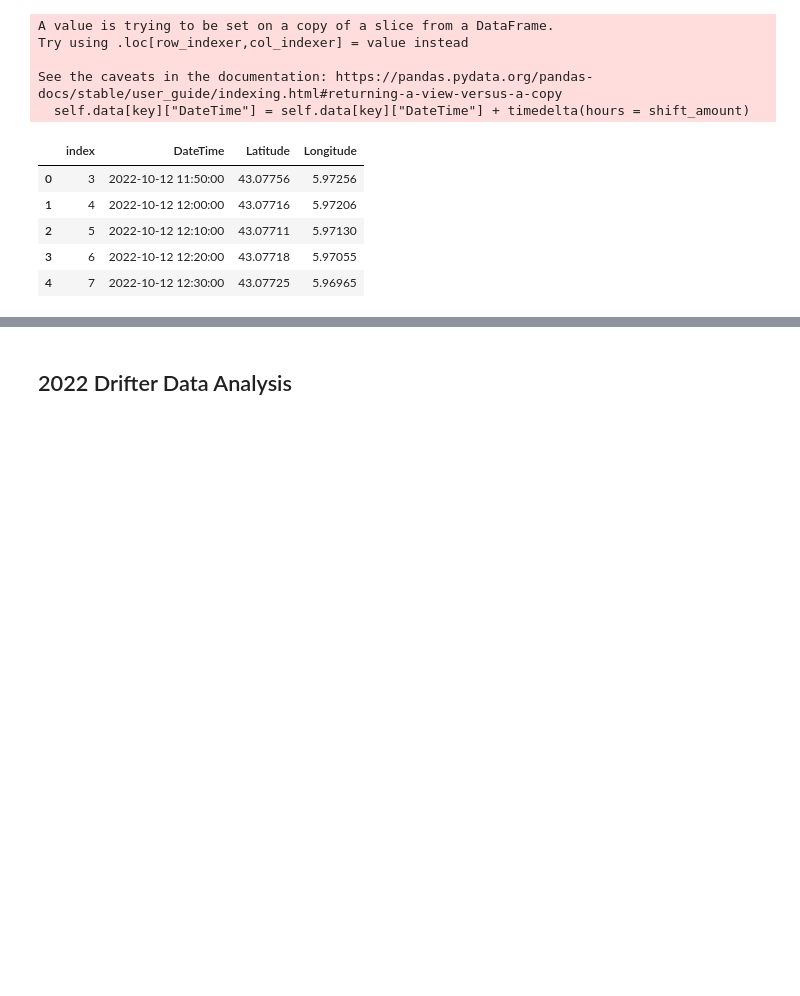
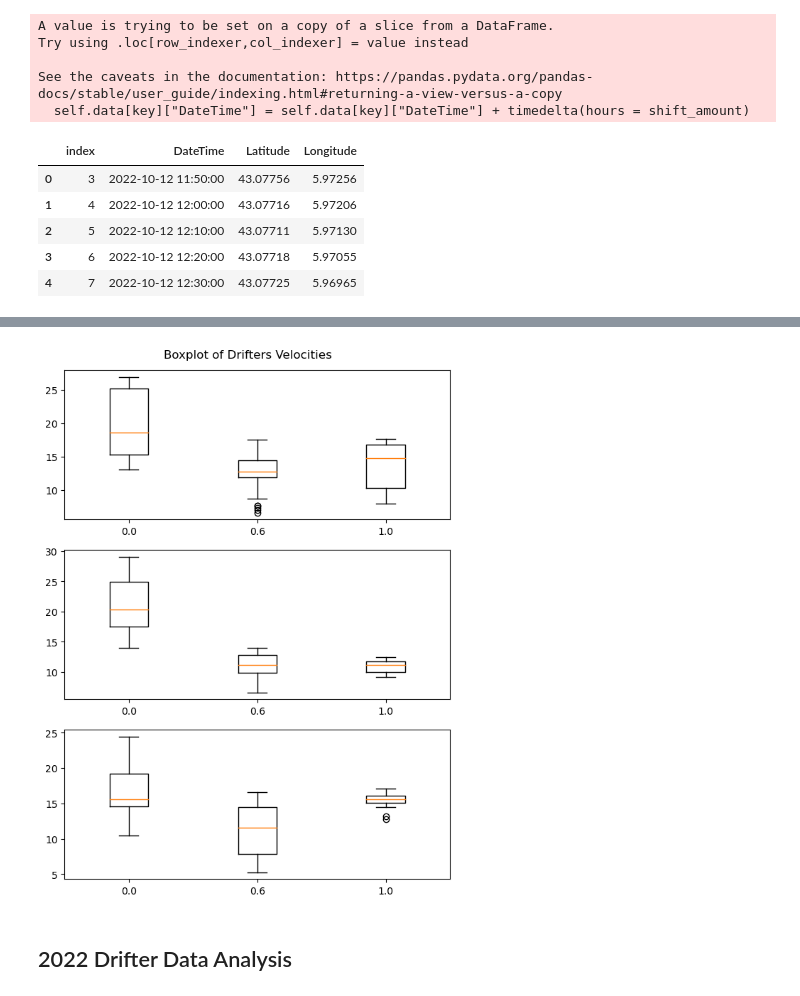
Before and after one commit to olanrewajufarooq/OceanographyAnalysis, a Jupyter notebook: Python/drifter.ipynb, the cells around one changed output, grey strips where cells are left out. Cells and saved outputs as stored; diff of their text form; code cells hidden in the pictures; blank space fills up the shorter version.

```diff
--- a/Python/drifter.ipynb
+++ b/Python/drifter.ipynb
@@ -429,3 +493,7 @@ D.map
+# %%
+D.plot_boxplot()
+# %% [output]
+[figure, added]
 # %% [markdown]
 ## 2022 Drifter Data Analysis
 # %% [markdown]
```
Also changed, not shown: parts of 10 cells of this notebook, 1 other file.
